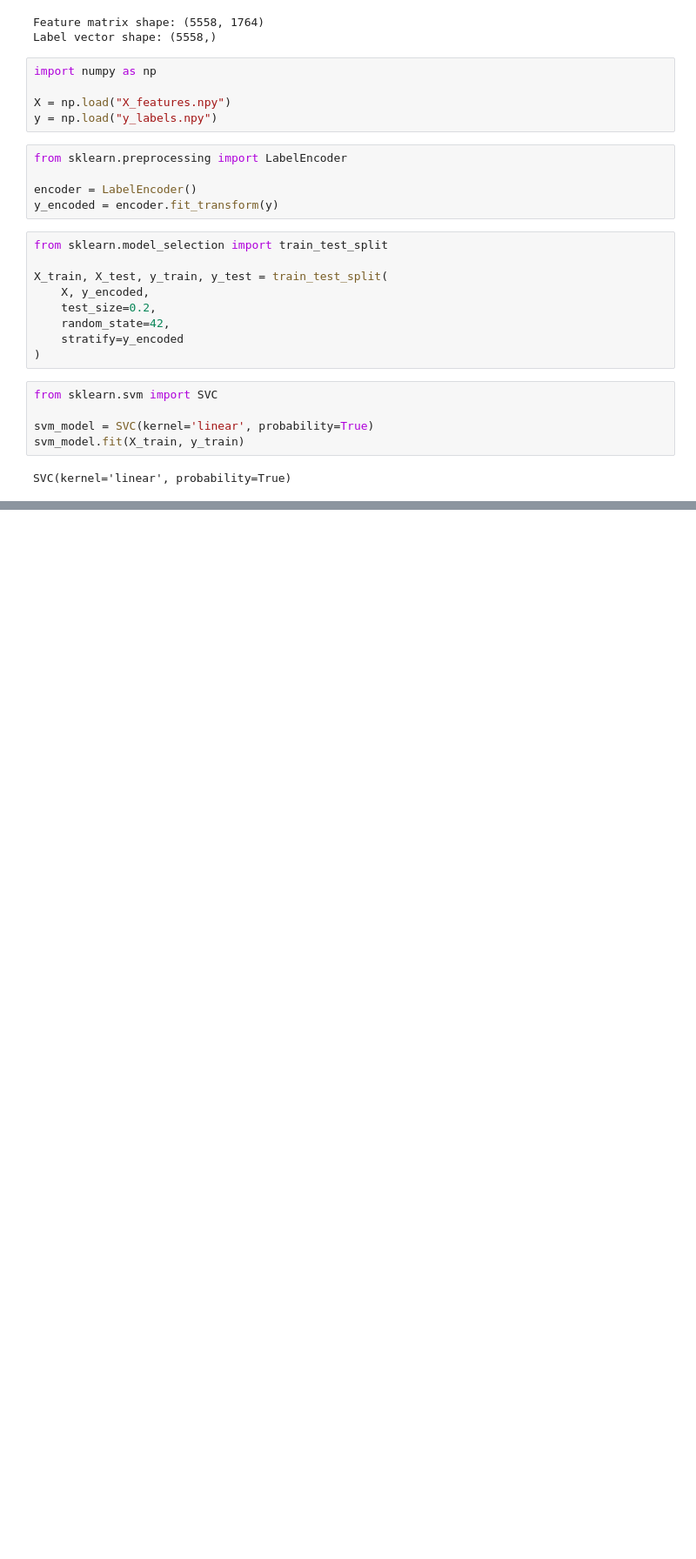
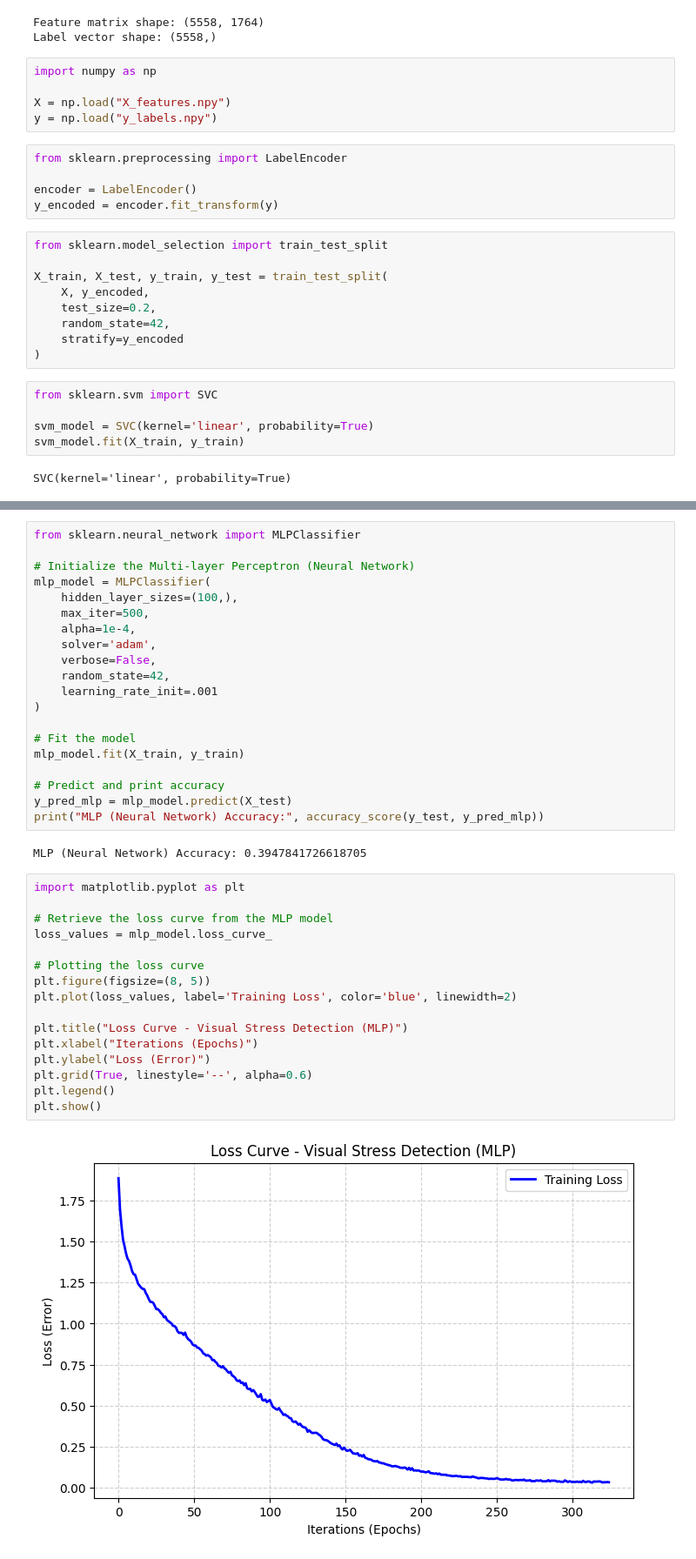
Before and after one commit to avindumihisara0229-code/ErgoSense, a Jupyter notebook: Visual_Stress_detector.ipynb, the cells around one changed output, grey strips where cells are left out. Shown at 87% size. Saved outputs shown, nothing was run; the diff lists cells and outputs as text; blank space fills up the shorter version.

```diff
--- a/Visual_Stress_detector.ipynb
+++ b/Visual_Stress_detector.ipynb
@@ -218,0 +210,40 @@ joblib.dump(rf_model, "rf_expression_model.pkl")
+# %%
+from sklearn.neural_network import MLPClassifier
+
+# Initialize the Multi-layer Perceptron (Neural Network)
+mlp_model = MLPClassifier(
+    hidden_layer_sizes=(100,),
+    max_iter=500,
+    alpha=1e-4,
+    solver='adam',
+    verbose=False,
+    random_state=42,
+    learning_rate_init=.001
+)
+
+# Fit the model
+mlp_model.fit(X_train, y_train)
+
+# Predict and print accuracy
+y_pred_mlp = mlp_model.predict(X_test)
+print("MLP (Neural Network) Accuracy:", accuracy_score(y_test, y_pred_mlp))
+# %% [output]
+MLP (Neural Network) Accuracy: 0.3947841726618705
+# %%
+import matplotlib.pyplot as plt
+
+# Retrieve the loss curve from the MLP model
+loss_values = mlp_model.loss_curve_
+
+# Plotting the loss curve
+plt.figure(figsize=(8, 5))
+plt.plot(loss_values, label='Training Loss', color='blue', linewidth=2)
+
+plt.title("Loss Curve - Visual Stress Detection (MLP)")
+plt.xlabel("Iterations (Epochs)")
+plt.ylabel("Loss (Error)")
+plt.grid(True, linestyle='--', alpha=0.6)
+plt.legend()
+plt.show()
+# %% [output]
+[figure, added]
```
Also changed, not shown: parts of 12 cells of this notebook.
